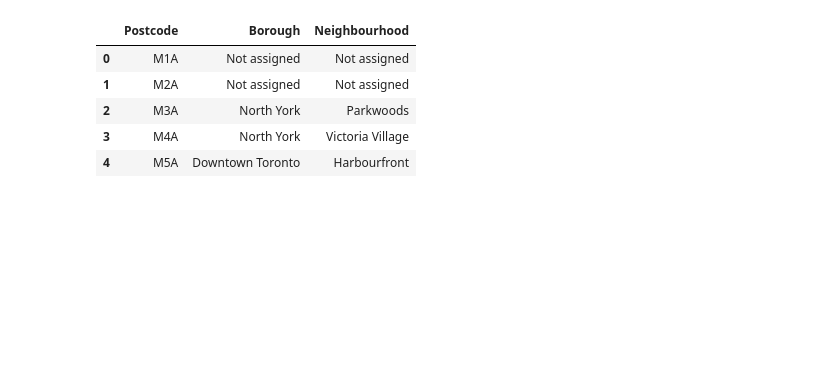
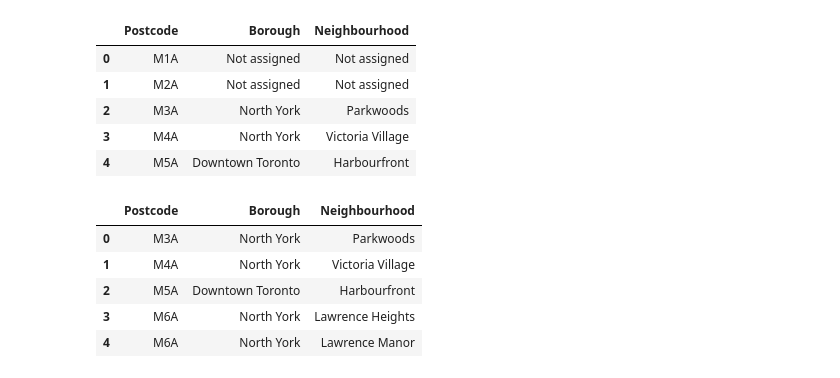
Before and after one commit to Emad-Darweesh/Coursera_Capstone, a Jupyter notebook: Toronto_Assignment.ipynb, the cells around one changed output. Cells and saved outputs as stored; diff of their text form; code cells hidden in the pictures; blank space fills up the shorter version.

```diff
--- a/Toronto_Assignment.ipynb
+++ b/Toronto_Assignment.ipynb
@@ -32,3 +23,15 @@ df.head()
 | 2 | M3A | North York | Parkwoods |
 | 3 | M4A | North York | Victoria Village |
 | 4 | M5A | Downtown Toronto | Harbourfront |
+# %%
+indexNames = df[ (df['Borough'] == 'Not assigned')].index
+df.drop(indexNames , inplace=True)
+df = df.reset_index(drop=True)
+df.head()
+# %% [output]
+|  | Postcode | Borough | Neighbourhood |
+| 0 | M3A | North York | Parkwoods |
+| 1 | M4A | North York | Victoria Village |
+| 2 | M5A | Downtown Toronto | Harbourfront |
+| 3 | M6A | North York | Lawrence Heights |
+| 4 | M6A | North York | Lawrence Manor |
```
Also changed, not shown: parts of 6 cells of this notebook.
